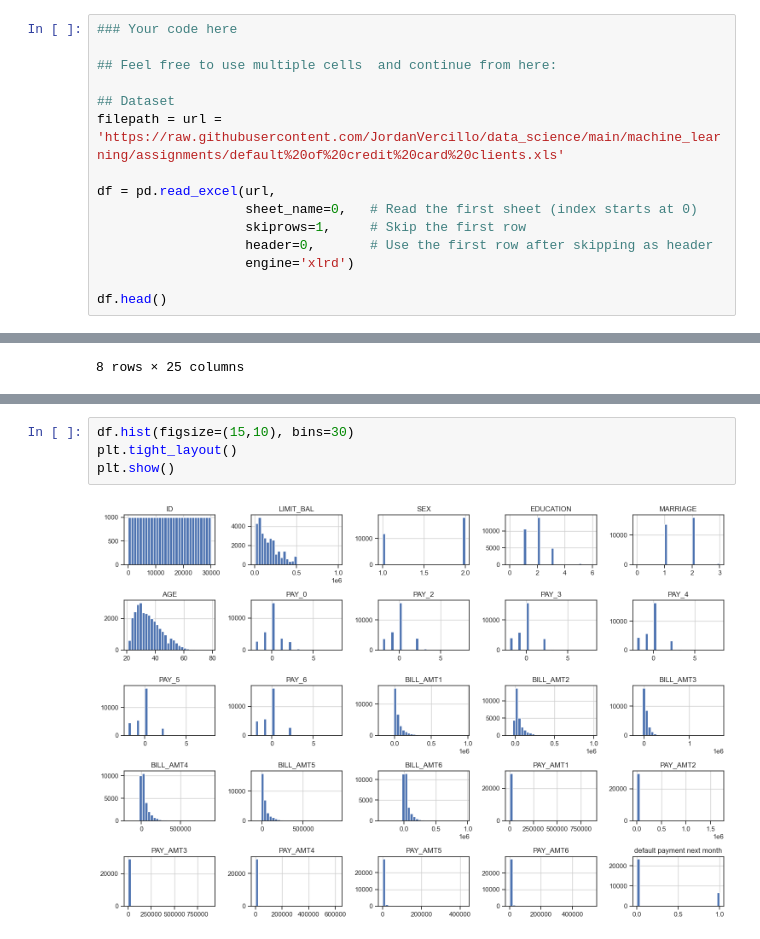
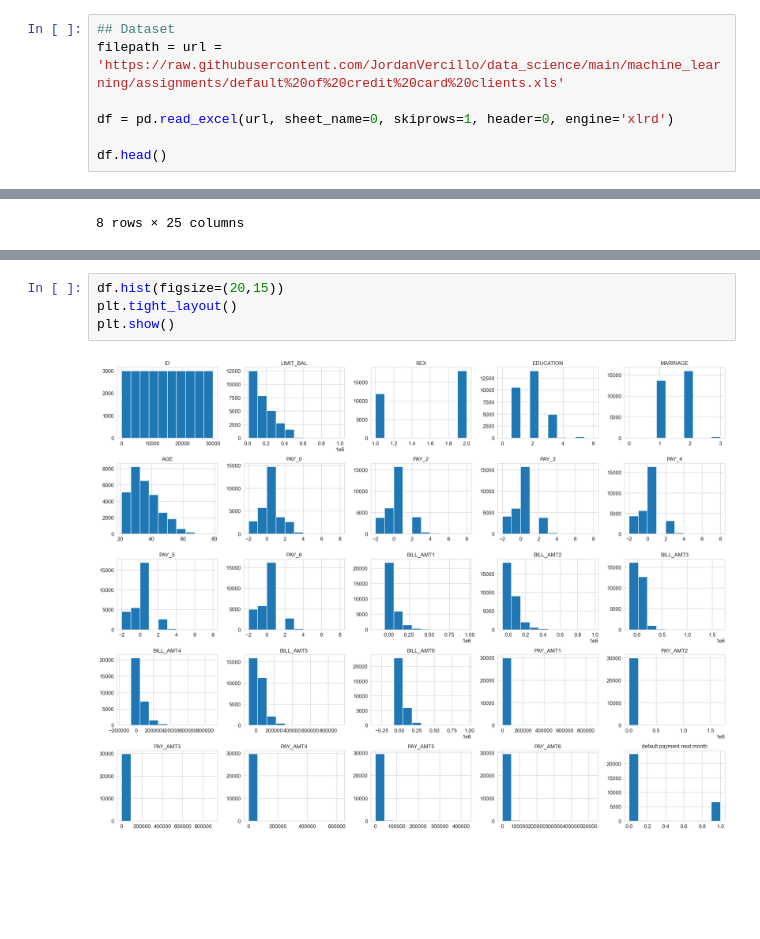
Before and after one commit to JordanVercillo/data_science, a Jupyter notebook: machine_learning/assignments/assignment1.ipynb, the cells around one changed output, grey strips where cells are left out. Drawn from its saved outputs; the diff is of its cells as text; blank space fills up the shorter version.

```diff
--- a/machine_learning/assignments/assignment1.ipynb
+++ b/machine_learning/assignments/assignment1.ipynb
@@ -78,18 +95,10 @@ http://scikit-learn.org/stable/modules/generated/sklearn.neighbors.KNeighborsCla
 # %% [markdown]
 Explain your results and choices
 # %%
-### Your code here
-
-## Feel free to use multiple cells  and continue from here:
-
 ## Dataset
 filepath = url = 'https://raw.githubusercontent.com/JordanVercillo/data_science/main/machine_learning/assignments/default%20of%20credit%20card%20clients.xls'
 
-df = pd.read_excel(url,
-                   sheet_name=0,   # Read the first sheet (index starts at 0)
-                   skiprows=1,     # Skip the first row
-                   header=0,       # Use the first row after skipping as header
-                   engine='xlrd')
+df = pd.read_excel(url, sheet_name=0, skiprows=1, header=0, engine='xlrd')
 
 df.head()
 # %% [output]
@@ -150,6 +155,6 @@ Name: proportion, dtype: float64
 # %%
-df.hist(figsize=(15,10), bins=30)
+df.hist(figsize=(20,15))
 plt.tight_layout()
 plt.show()
 # %% [output]
-[figure, old version]
+[figure, new version]
```
Also changed, not shown: parts of 25 cells of this notebook.
